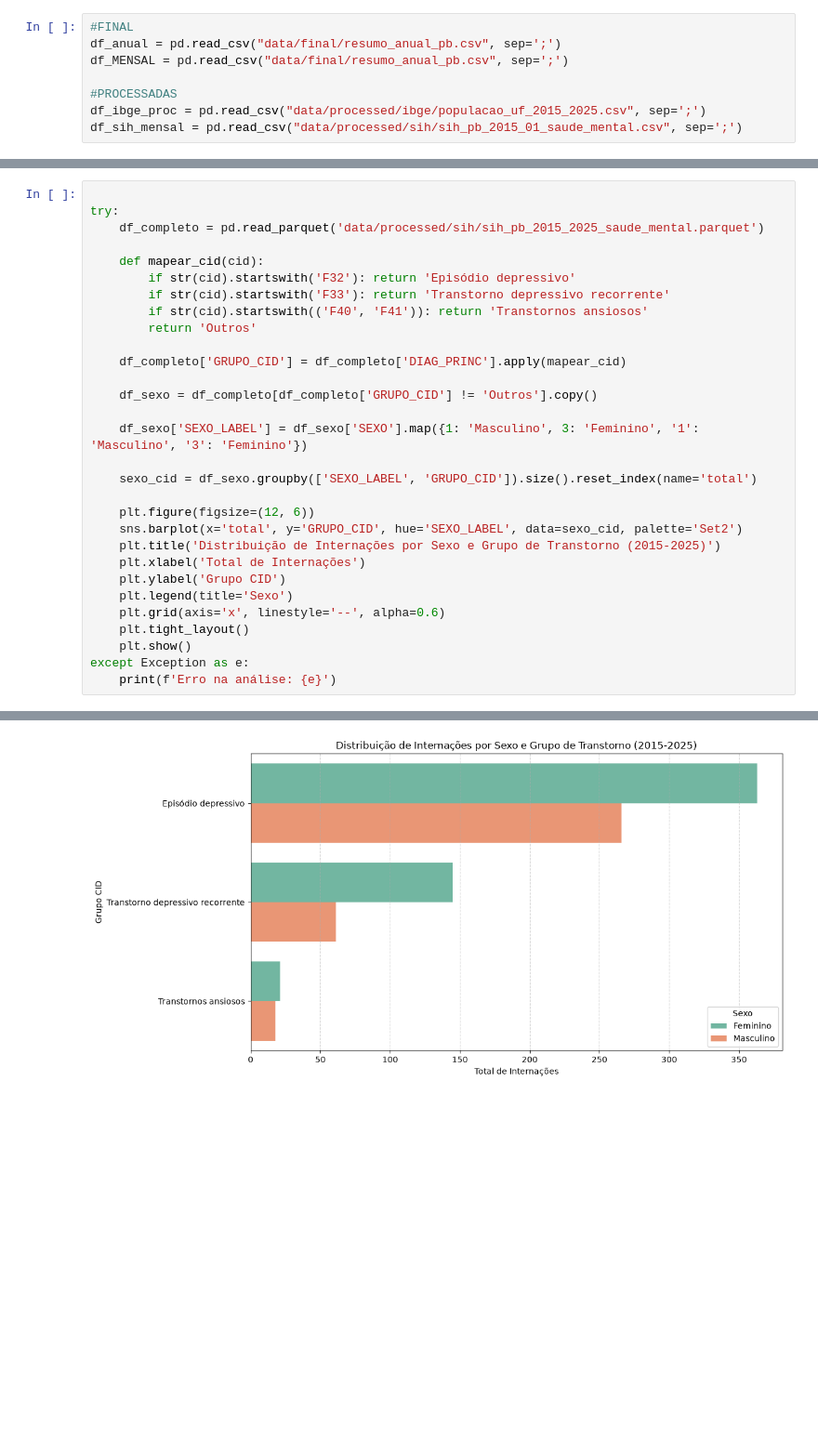
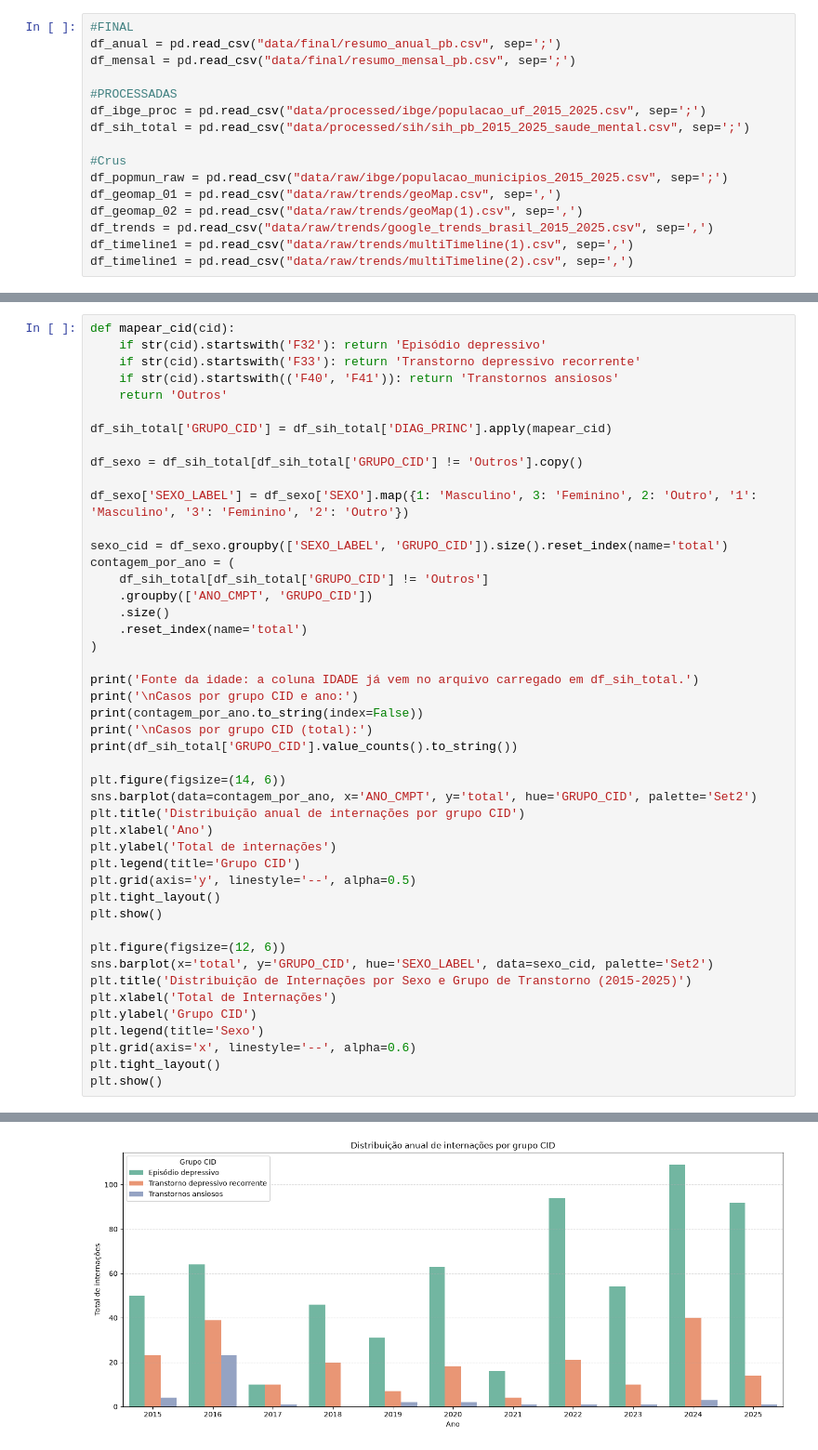
Before and after one commit to yKobA-tech/data-analysis-ICD, a Jupyter notebook: testando_dados.ipynb, the cells around one changed output, grey strips where cells are left out. Shown at 93% size. Drawn from its saved outputs; the diff is of its cells as text; blank space fills up the shorter version.

```diff
--- a/testando_dados.ipynb
+++ b/testando_dados.ipynb
@@ -10,8 +6,16 @@ Tudo certo
 # %%
 #FINAL
 df_anual = pd.read_csv("data/final/resumo_anual_pb.csv", sep=';')
-df_MENSAL = pd.read_csv("data/final/resumo_anual_pb.csv", sep=';')
+df_mensal = pd.read_csv("data/final/resumo_mensal_pb.csv", sep=';')
 
 #PROCESSADAS
 df_ibge_proc = pd.read_csv("data/processed/ibge/populacao_uf_2015_2025.csv", sep=';')
-df_sih_mensal = pd.read_csv("data/processed/sih/sih_pb_2015_01_saude_mental.csv", sep=';')
+df_sih_total = pd.read_csv("data/processed/sih/sih_pb_2015_2025_saude_mental.csv", sep=';')
+
+#Crus
+df_popmun_raw = pd.read_csv("data/raw/ibge/populacao_municipios_2015_2025.csv", sep=';')
+df_geomap_01 = pd.read_csv("data/raw/trends/geoMap.csv", sep=',')
+df_geomap_02 = pd.read_csv("data/raw/trends/geoMap(1).csv", sep=',')
+df_trends = pd.read_csv("data/raw/trends/google_trends_brasil_2015_2025.csv", sep=',')
+df_timeline1 = pd.read_csv("data/raw/trends/multiTimeline(1).csv", sep=',')
+df_timeline1 = pd.read_csv("data/raw/trends/multiTimeline(2).csv", sep=',')
@@ -89,32 +138,48 @@ Passing `palette` without assigning `hue` is deprecated and will be removed in v
 [figure]
 # %%
+def mapear_cid(cid):
+    if str(cid).startswith('F32'): return 'Episódio depressivo'
+    if str(cid).startswith('F33'): return 'Transtorno depressivo recorrente'
+    if str(cid).startswith(('F40', 'F41')): return 'Transtornos ansiosos'
+    return 'Outros'
 
-try:
-    df_completo = pd.read_parquet('data/processed/sih/sih_pb_2015_2025_saude_mental.parquet')
+df_sih_total['GRUPO_CID'] = df_sih_total['DIAG_PRINC'].apply(mapear_cid)
 
-    def mapear_cid(cid):
-        if str(cid).startswith('F32'): return 'Episódio depressivo'
-        if str(cid).startswith('F33'): return 'Transtorno depressivo recorrente'
-        if str(cid).startswith(('F40', 'F41')): return 'Transtornos ansiosos'
-        return 'Outros'
+df_sexo = df_sih_total[df_sih_total['GRUPO_CID'] != 'Outros'].copy()
 
-    df_completo['GRUPO_CID'] = df_completo['DIAG_PRINC'].apply(mapear_cid)
+df_sexo['SEXO_LABEL'] = df_sexo['SEXO'].map({1: 'Masculino', 3: 'Feminino', 2: 'Outro', '1': 'Masculino', '3': 'Feminino', '2': 'Outro'})
 
-    df_sexo = df_completo[df_completo['GRUPO_CID'] != 'Outros'].copy()
+sexo_cid = df_sexo.groupby(['SEXO_LABEL', 'GRUPO_CID']).size().reset_index(name='total')
+contagem_por_ano = (
+    df_sih_total[df_sih_total['GRUPO_CID'] != 'Outros']
+    .groupby(['ANO_CMPT', 'GRUPO_CID'])
+    .size()
+    .reset_index(name='total')
+)
 
-    df_sexo['SEXO_LABEL'] = df_sexo['SEXO'].map({1: 'Masculino', 3: 'Feminino', '1': 'Masculino', '3': 'Feminino'})
+print('Fonte da idade: a coluna IDADE já vem no arquivo carregado em df_sih_total.')
+print('\nCasos por grupo CID e ano:')
+print(contagem_por_ano.to_string(index=False))
+print('\nCasos por grupo CID (total):')
+print(df_sih_total['GRUPO_CID'].value_counts().to_string())
 
-    sexo_cid = df_sexo.groupby(['SEXO_LABEL', 'GRUPO_CID']).size().reset_index(name='total')
+plt.figure(figsize=(14, 6))
+sns.barplot(data=contagem_por_ano, x='ANO_CMPT', y='total', hue='GRUPO_CID', palette='Set2')
+plt.title('Distribuição anual de internações por grupo CID')
+plt.xlabel('Ano')
+plt.ylabel('Total de internações')
+plt.legend(title='Grupo CID')
+plt.grid(axis='y', linestyle='--', alpha=0.5)
+plt.tight_layout()
+plt.show()
 
-    plt.figure(figsize=(12, 6))
-    sns.barplot(x='total', y='GRUPO_CID', hue='SEXO_LABEL', data=sexo_cid, palette='Set2')
-    plt.title('Distribuição de Internações por Sexo e Grupo de Transtorno (2015-2025)')
-    plt.xlabel('Total de Internações')
-    plt.ylabel('Grupo CID')
-    plt.legend(title='Sexo')
-    plt.grid(axis='x', linestyle='--', alpha=0.6)
-    plt.tight_layout()
-    plt.show()
-except Exception as e:
-    print(f'Erro na análise: {e}')
+plt.figure(figsize=(12, 6))
+sns.barplot(x='total', y='GRUPO_CID', hue='SEXO_LABEL', data=sexo_cid, palette='Set2')
+plt.title('Distribuição de Internações por Sexo e Grupo de Transtorno (2015-2025)')
+plt.xlabel('Total de Internações')
+plt.ylabel('Grupo CID')
+plt.legend(title='Sexo')
+plt.grid(axis='x', linestyle='--', alpha=0.6)
+plt.tight_layout()
+plt.show()
 # %% [output]
@@ -121 +203 @@ except Exception as e:
-[figure, old version]
+[figure, new version]
```
Also changed, not shown: parts of 14 cells of this notebook, 5 other files.
